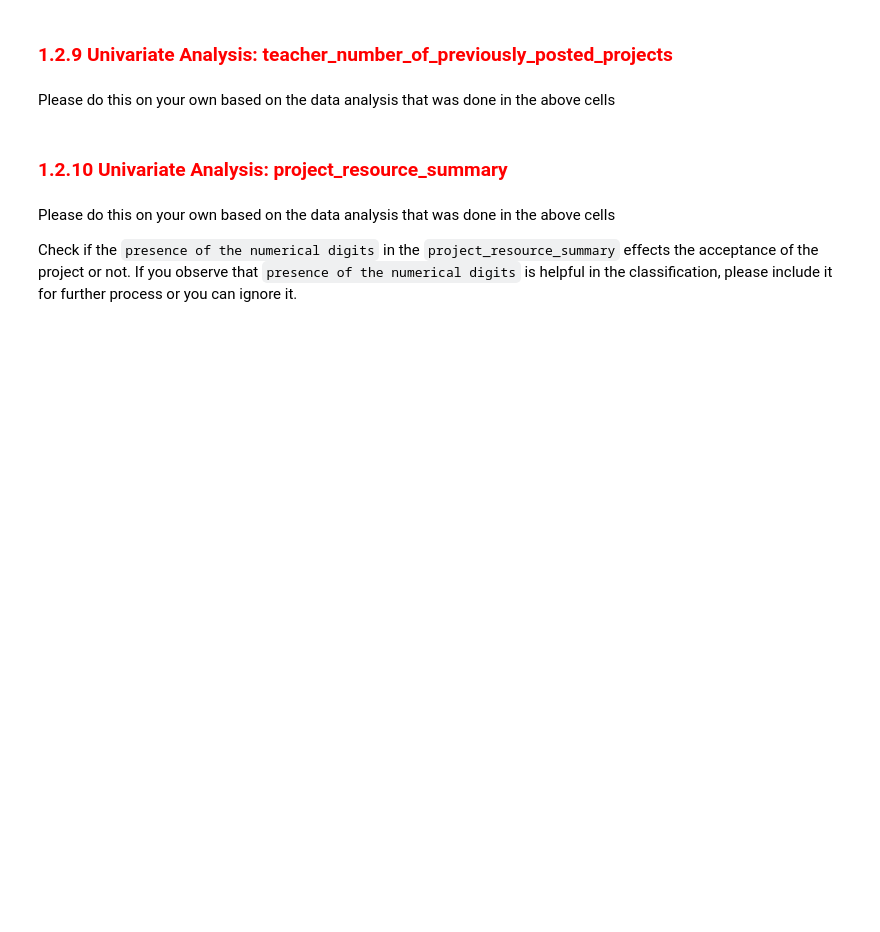
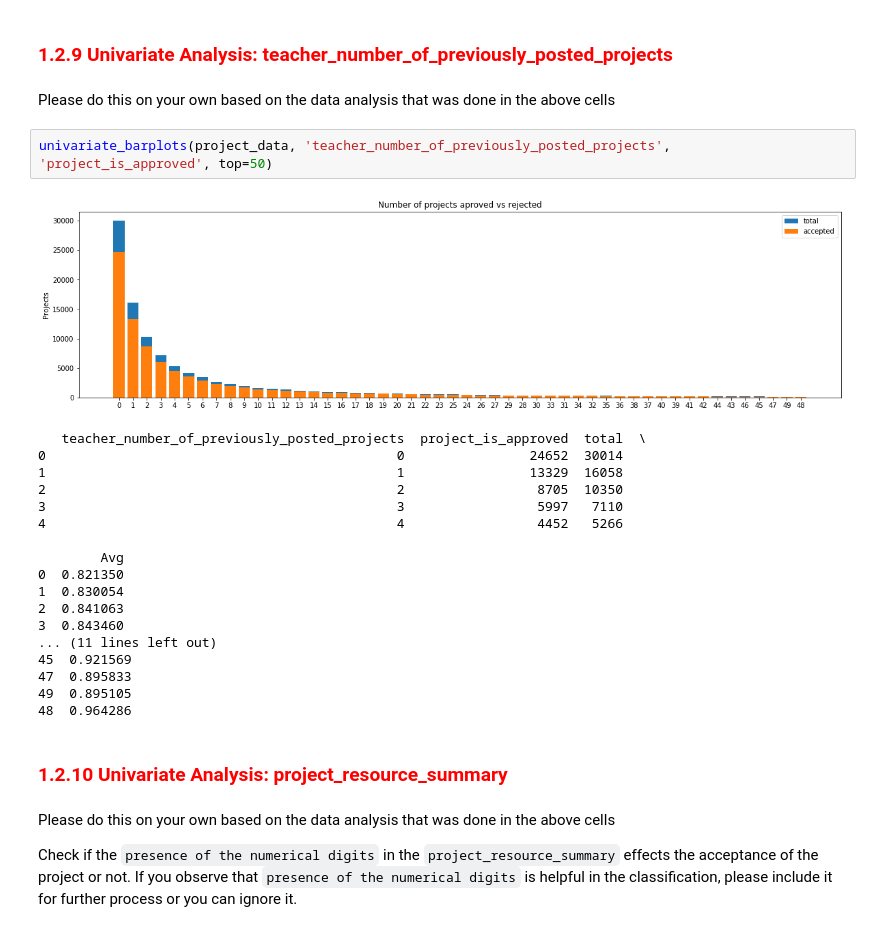
Before and after one commit to VipinJain1/VIP-Machine-Learning-Exercises-and-Practices, a Jupyter notebook: Projects_Auto_Approval_tSNE.ipynb, the cells around one changed output. Cells and saved outputs as stored; diff of their text form; blank space fills up the shorter version.

Commit message:
added univeriate curve for teacher's projects posted previously

```diff
--- a/Projects_Auto_Approval_tSNE.ipynb
+++ b/Projects_Auto_Approval_tSNE.ipynb
@@ -663,6 +679,27 @@ ModuleNotFoundError: No module named 'prettytable'
 <h3><font color='red'>1.2.9 Univariate Analysis: teacher_number_of_previously_posted_projects</font></h3>
 # %% [markdown]
 Please do this on your own based on the data analysis that was done in the above cells
+# %%
+univariate_barplots(project_data, 'teacher_number_of_previously_posted_projects', 'project_is_approved', top=50)
+# %% [output]
+[figure, added]
+   teacher_number_of_previously_posted_projects  project_is_approved  total  \
+0                                             0                24652  30014
+1                                             1                13329  16058
+2                                             2                 8705  10350
+3                                             3                 5997   7110
+4                                             4                 4452   5266
+
+        Avg
+0  0.821350
+1  0.830054
+2  0.841063
+3  0.843460
+... (11 lines left out)
+45  0.921569
+47  0.895833
+49  0.895105
+48  0.964286
 # %% [markdown]
 <h3><font color='red'>1.2.10 Univariate Analysis: project_resource_summary</font></h3>
 # %% [markdown]
```
Also changed, not shown: parts of 14 cells of this notebook.
